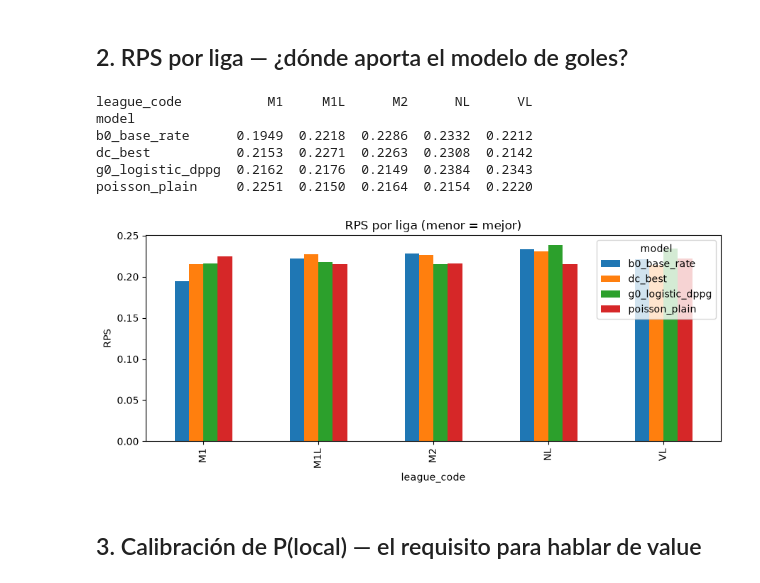
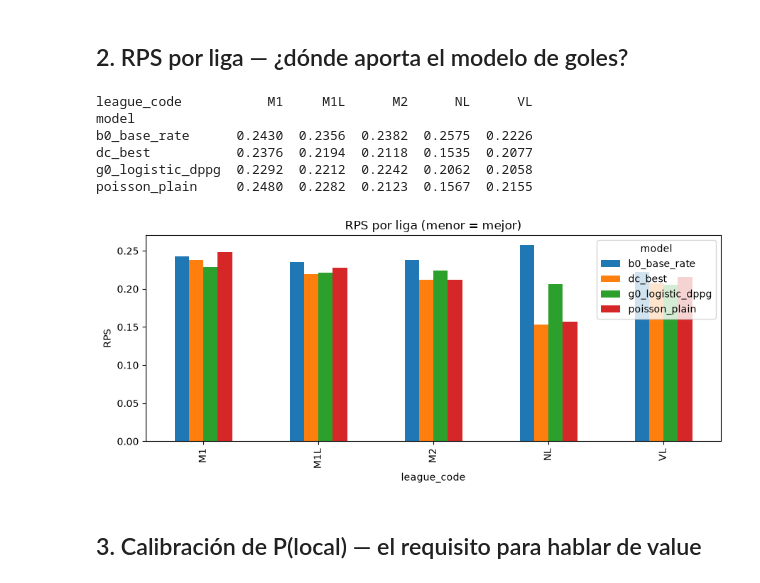
Before and after one commit to maximilianogatto/betbot, a Jupyter notebook: research/peak_models/g1_poisson_dc.ipynb, the cells around one changed output. Saved outputs shown, nothing was run; the diff lists cells and outputs as text; code cells hidden in the pictures.

```diff
--- a/research/peak_models/g1_poisson_dc.ipynb
+++ b/research/peak_models/g1_poisson_dc.ipynb
@@ -49,22 +49,20 @@ Lectura: `d_rps_vs_base` < 0 con IC que excluye 0 ⇒ mejora significativa sobre
 # %% [markdown]
 ## 2. RPS por liga — ¿dónde aporta el modelo de goles?
 # %%
-res['rps'] = np.concatenate([
-    rps_per_match(g[PCOLS].to_numpy(), g['result'].to_numpy())
-    for _, g in res.groupby('model', sort=False)])
+res['rps'] = rps_per_match(res[PCOLS].to_numpy(), res['result'].to_numpy())
 by_lg = res.groupby(['model','league_code'])['rps'].mean().unstack().round(4)
 print(by_lg.to_string())
 by_lg.T.plot(kind='bar', figsize=(9,4))
 plt.title('RPS por liga (menor = mejor)'); plt.ylabel('RPS')
 plt.tight_layout(); plt.show()
 # %% [output]
 league_code           M1     M1L      M2      NL      VL
 model
-b0_base_rate      0.1949  0.2218  0.2286  0.2332  0.2212
-dc_best           0.2153  0.2271  0.2263  0.2308  0.2142
-g0_logistic_dppg  0.2162  0.2176  0.2149  0.2384  0.2343
-poisson_plain     0.2251  0.2150  0.2164  0.2154  0.2220
+b0_base_rate      0.2430  0.2356  0.2382  0.2575  0.2226
+dc_best           0.2376  0.2194  0.2118  0.1535  0.2077
+g0_logistic_dppg  0.2292  0.2212  0.2242  0.2062  0.2058
+poisson_plain     0.2480  0.2282  0.2123  0.1567  0.2155
-[figure, old version]
+[figure, new version]
 # %% [markdown]
 ## 3. Calibración de P(local) — el requisito para hablar de value
 # %%
```
Also changed, not shown: 1 other file.
